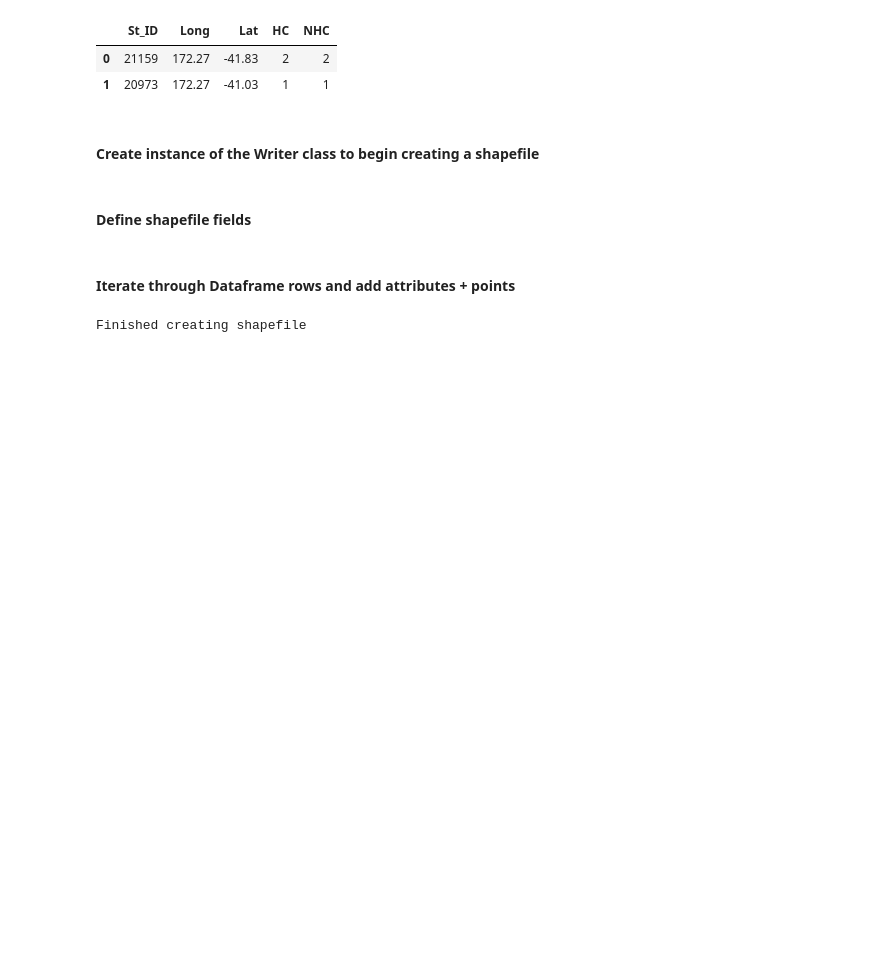
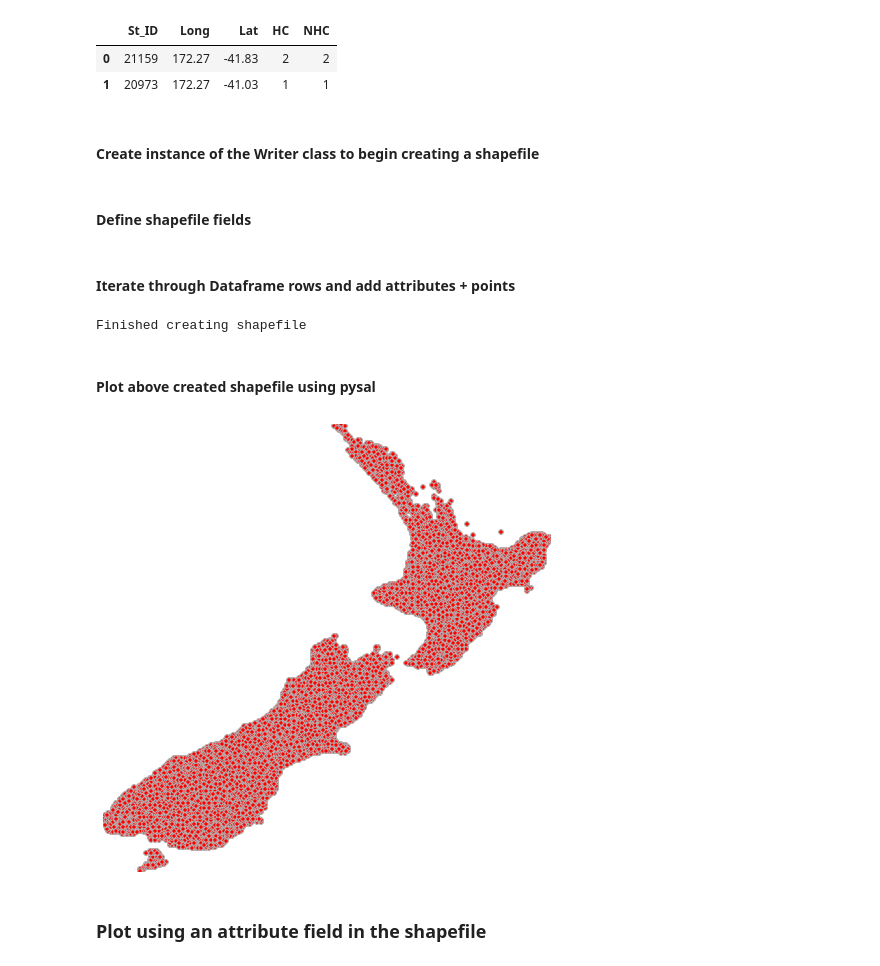
Before and after one commit to paulvija/Python-for-GIS-Mapping, a Jupyter notebook: Write shapefile from CSV using Pyshp.ipynb, the cells around one changed output. Cells and saved outputs as stored; diff of their text form; code cells hidden in the pictures; blank space fills up the shorter version.

Commit message:
plot shapefile using PySAL

```diff
--- a/Write shapefile from CSV using Pyshp.ipynb
+++ b/Write shapefile from CSV using Pyshp.ipynb
@@ -35,3 +37,5 @@ w.save('./Data/csv_to_pointgeo.shp')
 print "Finished creating shapefile"
 # %% [output]
 Finished creating shapefile
+# %% [markdown]
+#### Plot above created shapefile using pysal
@@ -37,0 +45,14 @@ Finished creating shapefile
+# %%
+shp = ps.open('./Data/csv_to_pointgeo.shp')
+# %%
+fig = plt.figure(figsize=(8,8))
+base = maps.map_point_shp(shp)
+ax = maps.setup_ax([base])
+base.set_facecolor('red')
+base.set_edgecolor('0.7')
+fig.add_axes(ax)
+plt.show()
+# %% [output]
+[figure, added]
+# %% [markdown]
+### Plot using an attribute field in the shapefile
```
Also changed, not shown: parts of 6 cells of this notebook.
